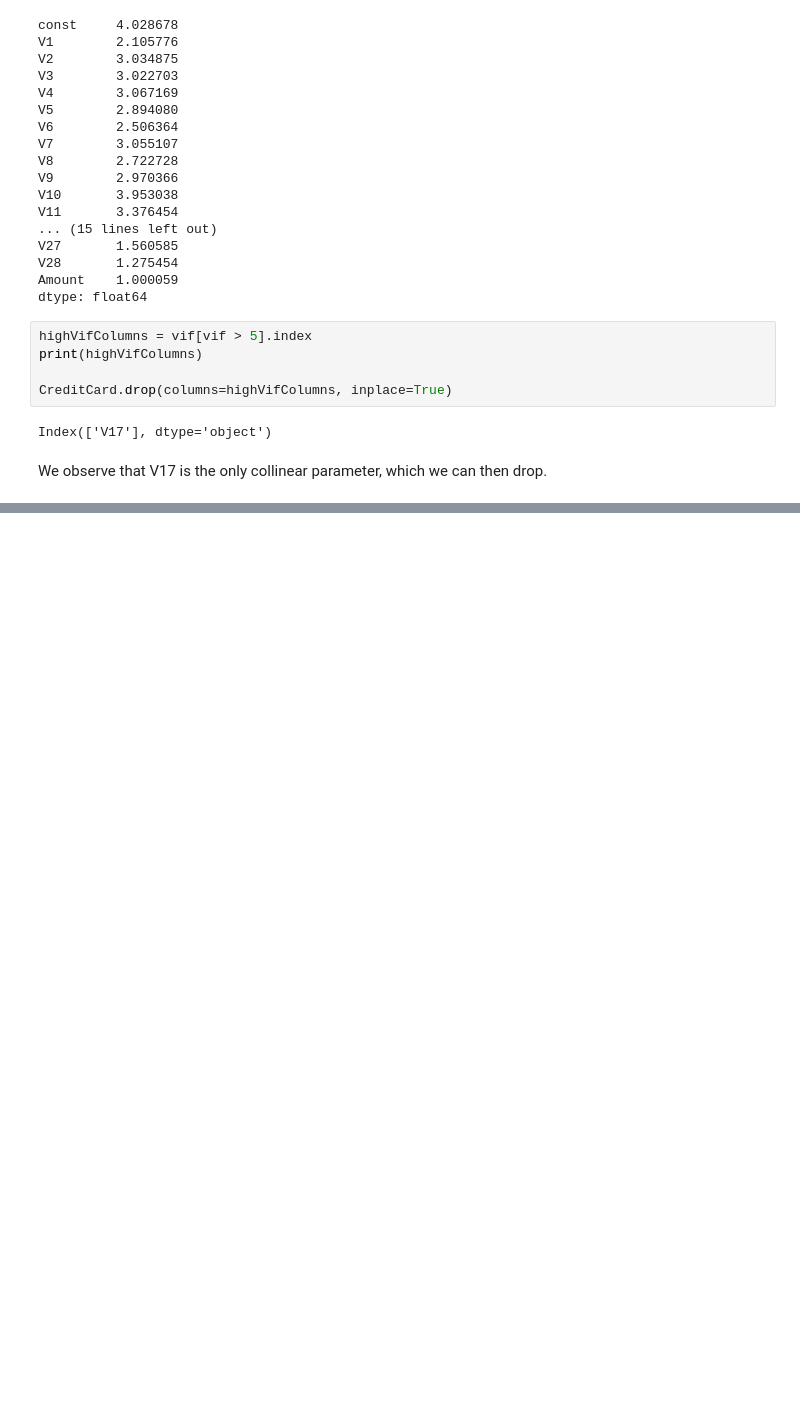
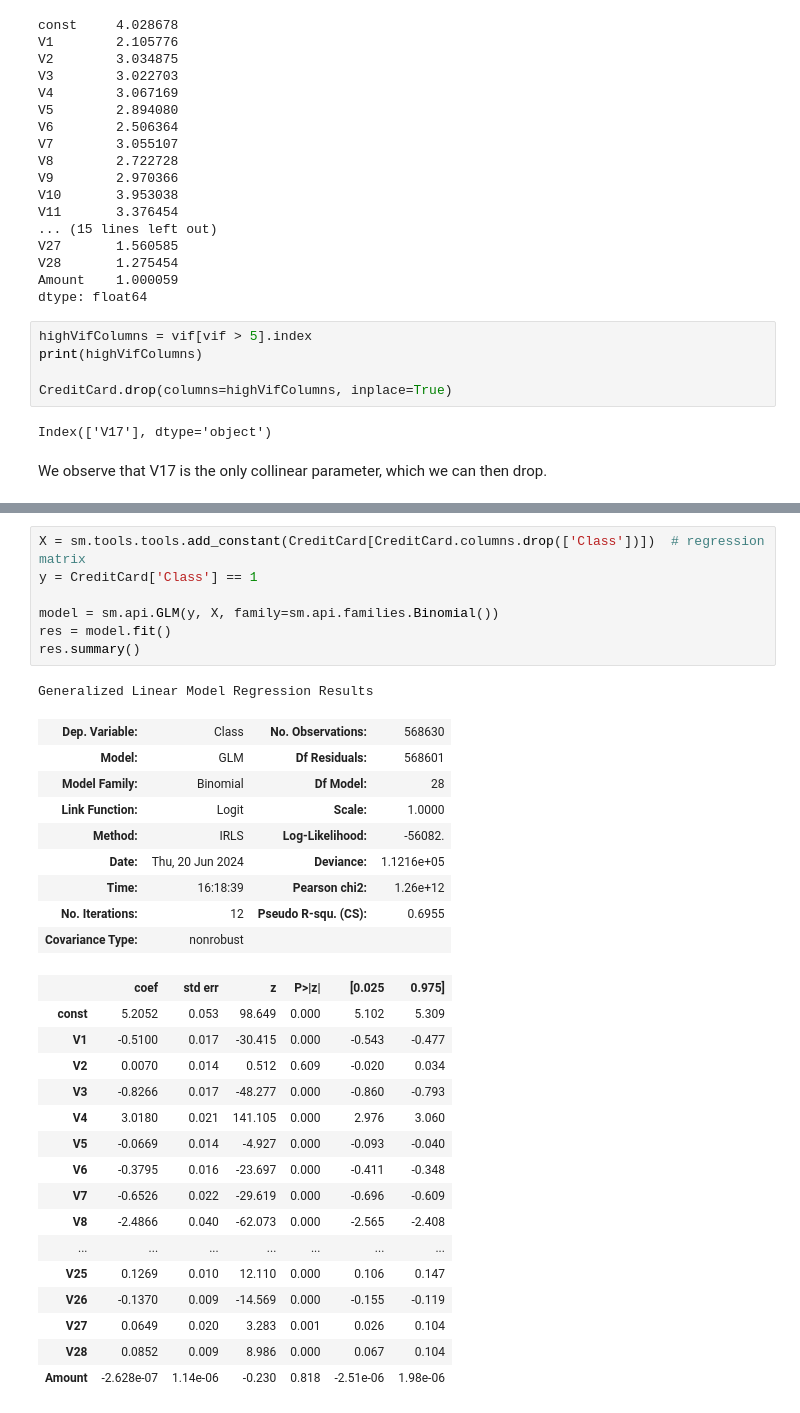
Before and after one commit to PhoenixSmaug/Classification-Guide, a Jupyter notebook: guide.ipynb, the cells around one changed output, grey strips where cells are left out. Drawn from its saved outputs; the diff is of its cells as text; blank space fills up the shorter version.

```diff
--- a/guide.ipynb
+++ b/guide.ipynb
@@ -126,0 +138,34 @@ We observe that V17 is the only collinear parameter, which we can then drop.
+# %%
+X = sm.tools.tools.add_constant(CreditCard[CreditCard.columns.drop(['Class'])])  # regression matrix
+y = CreditCard['Class'] == 1
+
+model = sm.api.GLM(y, X, family=sm.api.families.Binomial())
+res = model.fit()
+res.summary()
+# %% [output]
+Generalized Linear Model Regression Results
+| Dep. Variable: | Class | No. Observations: | 568630 |
+| Model: | GLM | Df Residuals: | 568601 |
+| Model Family: | Binomial | Df Model: | 28 |
+| Link Function: | Logit | Scale: | 1.0000 |
+| Method: | IRLS | Log-Likelihood: | -56082. |
+| Date: | Thu, 20 Jun 2024 | Deviance: | 1.1216e+05 |
+| Time: | 16:18:39 | Pearson chi2: | 1.26e+12 |
+| No. Iterations: | 12 | Pseudo R-squ. (CS): | 0.6955 |
+| Covariance Type: | nonrobust |  |  |
+|  | coef | std err | z | P>|z| | [0.025 | 0.975] |
+| const | 5.2052 | 0.053 | 98.649 | 0.000 | 5.102 | 5.309 |
+| V1 | -0.5100 | 0.017 | -30.415 | 0.000 | -0.543 | -0.477 |
+| V2 | 0.0070 | 0.014 | 0.512 | 0.609 | -0.020 | 0.034 |
+| V3 | -0.8266 | 0.017 | -48.277 | 0.000 | -0.860 | -0.793 |
+| V4 | 3.0180 | 0.021 | 141.105 | 0.000 | 2.976 | 3.060 |
+| V5 | -0.0669 | 0.014 | -4.927 | 0.000 | -0.093 | -0.040 |
+| V6 | -0.3795 | 0.016 | -23.697 | 0.000 | -0.411 | -0.348 |
+| V7 | -0.6526 | 0.022 | -29.619 | 0.000 | -0.696 | -0.609 |
+| V8 | -2.4866 | 0.040 | -62.073 | 0.000 | -2.565 | -2.408 |
+| ... | ... | ... | ... | ... | ... | ... |
+| V25 | 0.1269 | 0.010 | 12.110 | 0.000 | 0.106 | 0.147 |
+| V26 | -0.1370 | 0.009 | -14.569 | 0.000 | -0.155 | -0.119 |
+| V27 | 0.0649 | 0.020 | 3.283 | 0.001 | 0.026 | 0.104 |
+| V28 | 0.0852 | 0.009 | 8.986 | 0.000 | 0.067 | 0.104 |
+| Amount | -2.628e-07 | 1.14e-06 | -0.230 | 0.818 | -2.51e-06 | 1.98e-06 |
```
Also changed, not shown: parts of 13 cells of this notebook, 1 other file.
